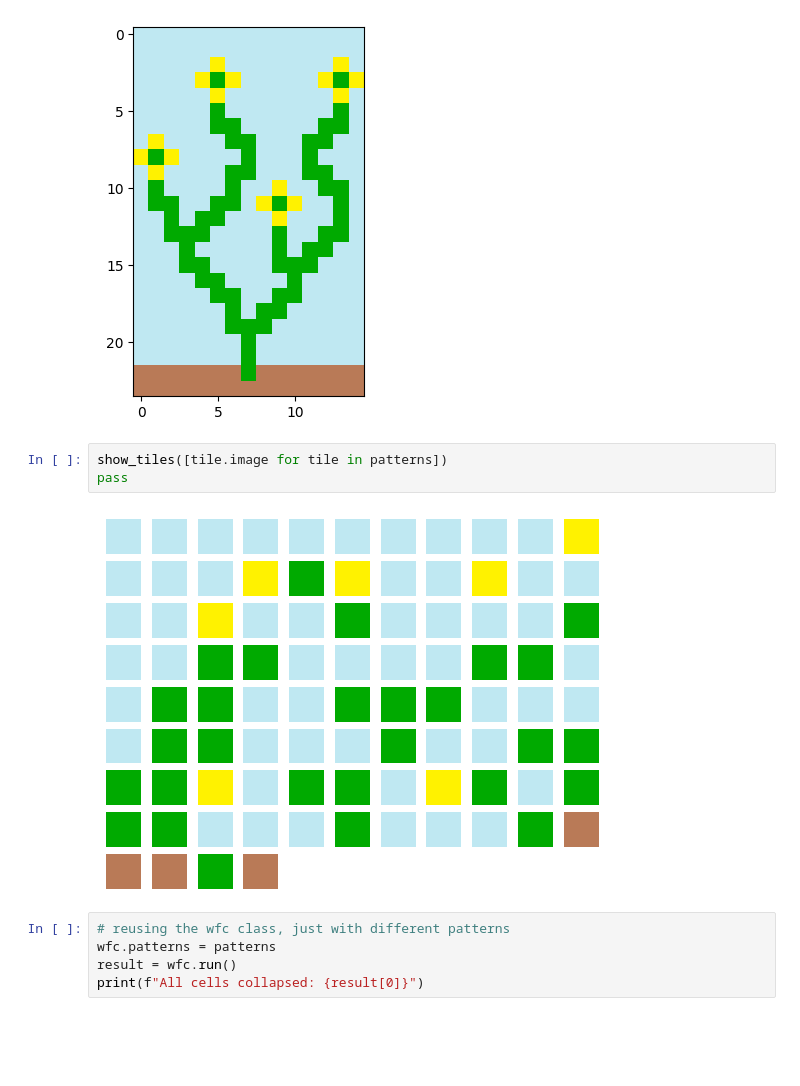
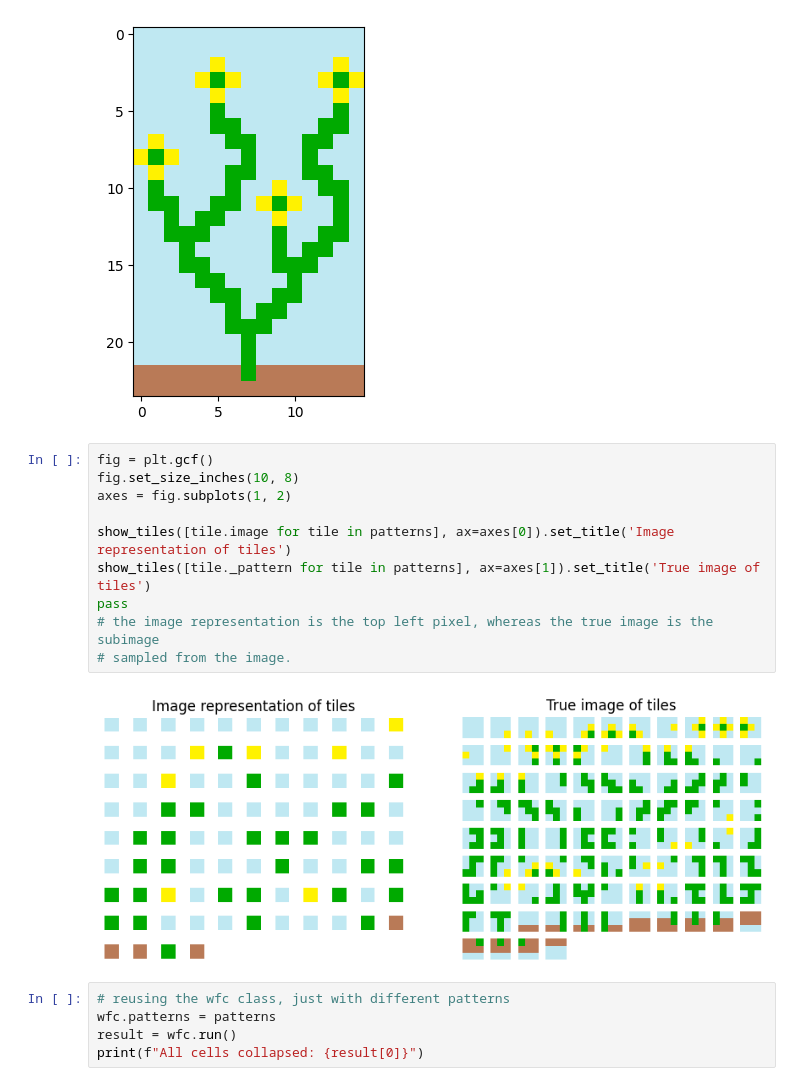
Before and after one commit to Ngoc-Cac/Wave-Function-Collapse, a Jupyter notebook: src/demo.ipynb, the cells around one changed output. Drawn from its saved outputs; the diff is of its cells as text; blank space fills up the shorter version.

```diff
--- a/src/demo.ipynb
+++ b/src/demo.ipynb
@@ -49,11 +49,18 @@ print(f"Extracted {len(patterns)} tiles")
 # %% [output]
 Extracted 92 tiles
 [figure]
-# %%
-show_tiles([tile.image for tile in patterns])
-pass
-# %% [output]
-[figure, removed]
+# %%
+fig = plt.gcf()
+fig.set_size_inches(10, 8)
+axes = fig.subplots(1, 2)
+
+show_tiles([tile.image for tile in patterns], ax=axes[0]).set_title('Image representation of tiles')
+show_tiles([tile._pattern for tile in patterns], ax=axes[1]).set_title('True image of tiles')
+pass
+# the image representation is the top left pixel, whereas the true image is the subimage
+# sampled from the image.
+# %% [output]
+[figure, added]
 # %%
 # reusing the wfc class, just with different patterns
 wfc.patterns = patterns
```
Also changed, not shown: parts of 4 cells of this notebook, 2 other files.
